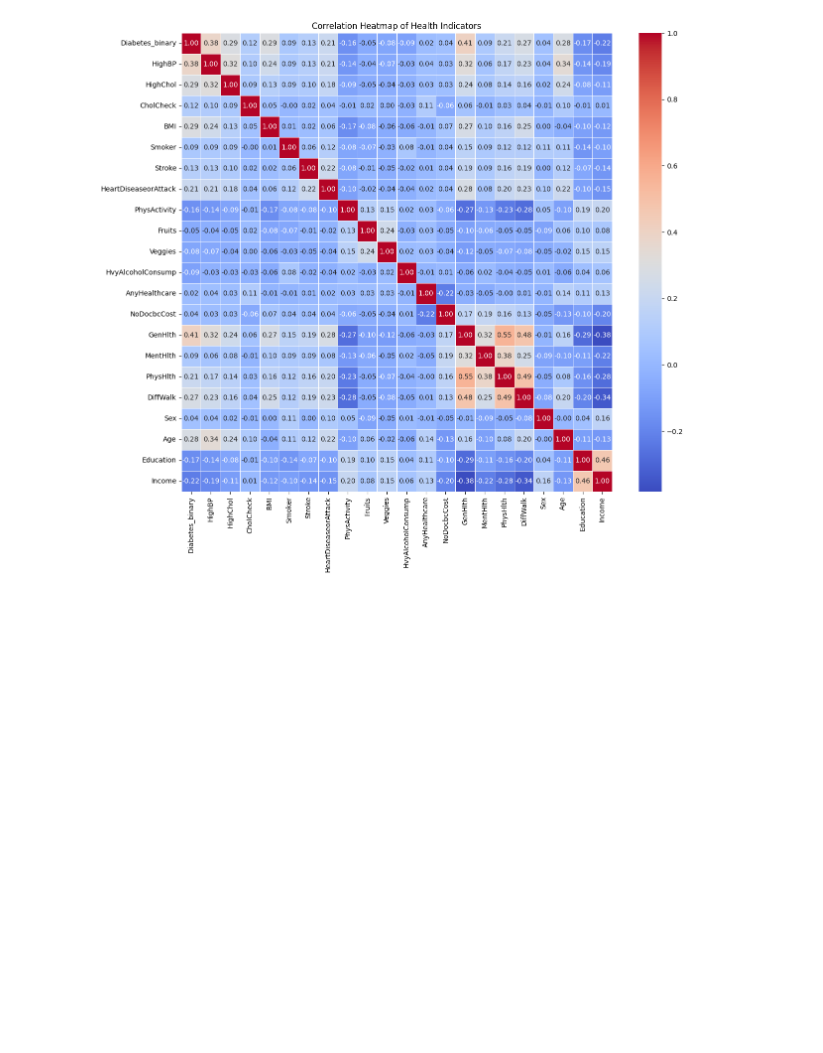
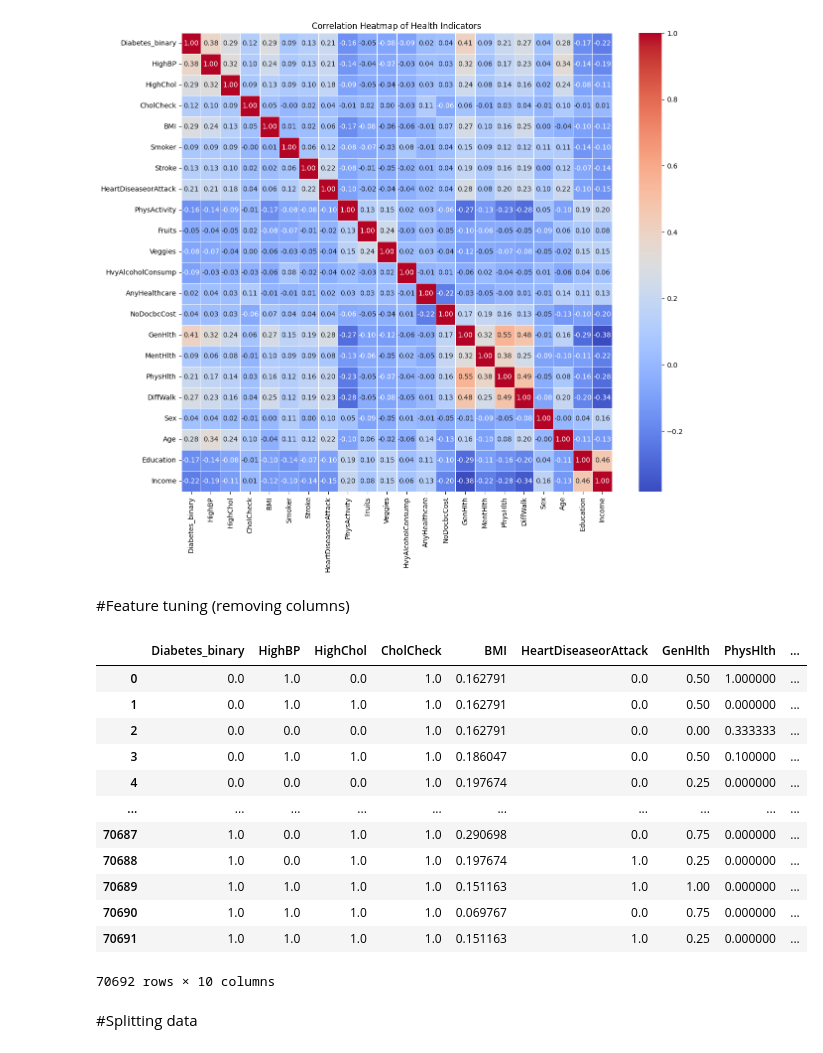
Before and after one commit to vishnub0/AWS-WEP, a Jupyter notebook: AWS15_Preprocessing.ipynb, the cells around one changed output. Cells and saved outputs as stored; diff of their text form; code cells hidden in the pictures; blank space fills up the shorter version.

```diff
--- a/AWS15_Preprocessing.ipynb
+++ b/AWS15_Preprocessing.ipynb
@@ -191,3 +147,26 @@ plt.title('Correlation Heatmap of Health Indicators')
 plt.show()
 # %% [output]
 [figure]
+# %% [markdown]
+#Feature tuning (removing columns)
+# %%
+cols_to_remove = ['Smoker', 'Fruits', 'Veggies', 'HvyAlcoholConsump', 'AnyHealthcare', 'NoDocbcCost',
+                  'MentHlth', 'Sex', 'Stroke', 'PhysActivity', 'Income', 'Education']
+df_norm = df_norm.drop(cols_to_remove, axis='columns')
+df_norm
+# %% [output]
+|  | Diabetes_binary | HighBP | HighChol | CholCheck | BMI | HeartDiseaseorAttack | GenHlth | PhysHlth | ... |
+| 0 | 0.0 | 1.0 | 0.0 | 1.0 | 0.162791 | 0.0 | 0.50 | 1.000000 | ... |
+| 1 | 0.0 | 1.0 | 1.0 | 1.0 | 0.162791 | 0.0 | 0.50 | 0.000000 | ... |
+| 2 | 0.0 | 0.0 | 0.0 | 1.0 | 0.162791 | 0.0 | 0.00 | 0.333333 | ... |
+| 3 | 0.0 | 1.0 | 1.0 | 1.0 | 0.186047 | 0.0 | 0.50 | 0.100000 | ... |
+| 4 | 0.0 | 0.0 | 0.0 | 1.0 | 0.197674 | 0.0 | 0.25 | 0.000000 | ... |
+| ... | ... | ... | ... | ... | ... | ... | ... | ... | ... |
+| 70687 | 1.0 | 0.0 | 1.0 | 1.0 | 0.290698 | 0.0 | 0.75 | 0.000000 | ... |
+| 70688 | 1.0 | 0.0 | 1.0 | 1.0 | 0.197674 | 1.0 | 0.25 | 0.000000 | ... |
+| 70689 | 1.0 | 1.0 | 1.0 | 1.0 | 0.151163 | 1.0 | 1.00 | 0.000000 | ... |
+| 70690 | 1.0 | 1.0 | 1.0 | 1.0 | 0.069767 | 0.0 | 0.75 | 0.000000 | ... |
+| 70691 | 1.0 | 1.0 | 1.0 | 1.0 | 0.151163 | 1.0 | 0.25 | 0.000000 | ... |
+70692 rows × 10 columns
+# %% [markdown]
+#Splitting data
```
Also changed, not shown: parts of 12 cells of this notebook.
